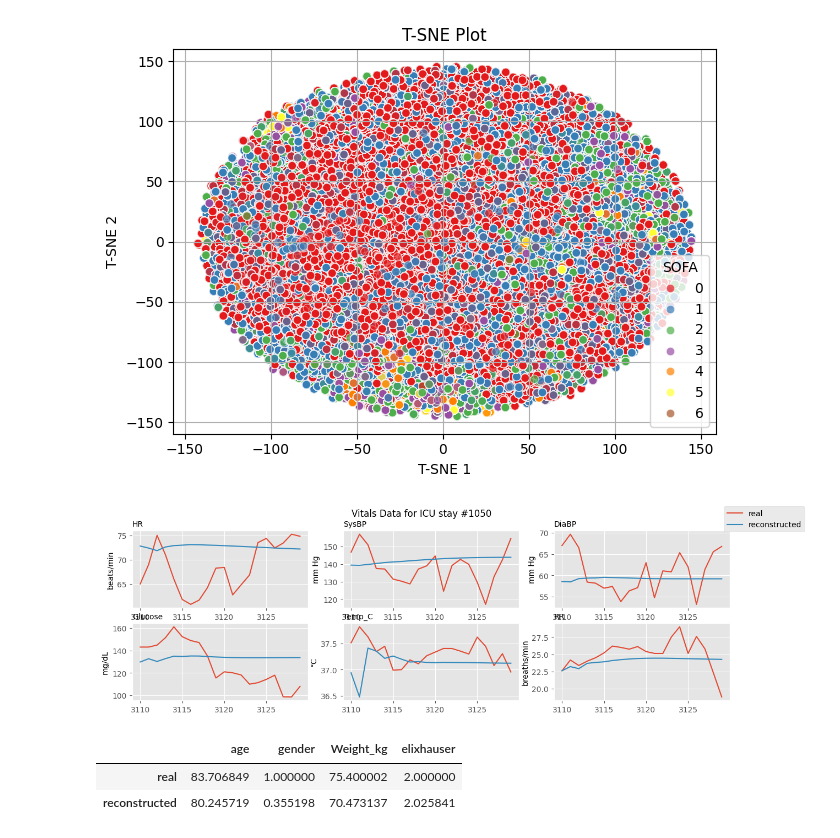
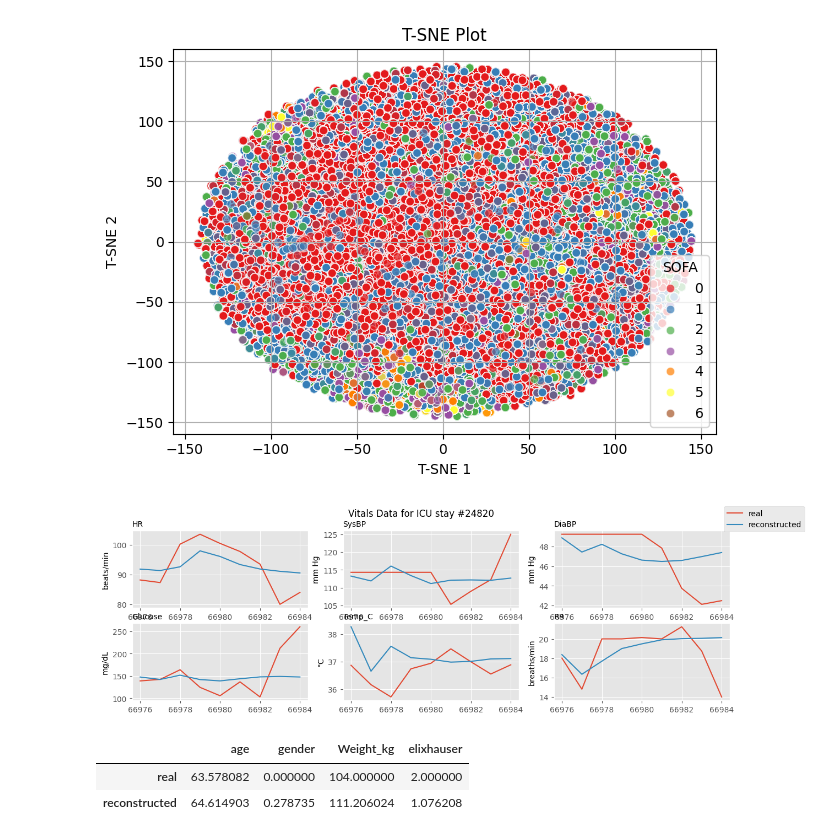
Before and after one commit to weissguy/rl-sepsis, a Jupyter notebook: mimic_states.ipynb, the cells around one changed output. Drawn from its saved outputs; the diff is of its cells as text; code cells hidden in the pictures.

```diff
--- a/mimic_states.ipynb
+++ b/mimic_states.ipynb
@@ -343,7 +343,6 @@ plt.show()
 [figure]
 # %%
 # visualize patient trajectories!
-
 
 stats = ['HR', 'SysBP', 'DiaBP', 'Glucose', 'Temp_C', 'RR']
 units = {'HR': 'beats/min', 'SysBP': 'mm Hg', 'DiaBP': 'mm Hg', 'Glucose': 'mg/dL', 'Temp_C': '°C', 'RR': 'breaths/min'}
@@ -378,12 +377,12 @@ def get_demographics(idx):
     summary['age'] /= 365 # days --> years
 
     return summary
-
-
-plot_trajectory(1050)
-get_demographics(1050)
-# %% [output]
-[figure, removed]
-|  | age | gender | Weight_kg | elixhauser |
-| real | 83.706849 | 1.000000 | 75.400002 | 2.000000 |
-| reconstructed | 80.245719 | 0.355198 | 70.473137 | 2.025841 |
+# %%
+idx1 = random.choice(icustayids)
+plot_trajectory(idx1)
+get_demographics(idx1)
+# %% [output]
+[figure, added]
+|  | age | gender | Weight_kg | elixhauser |
+| real | 63.578082 | 0.000000 | 104.000000 | 2.000000 |
+| reconstructed | 64.614903 | 0.278735 | 111.206024 | 1.076208 |
```
Also changed, not shown: parts of 2 cells of this notebook.
